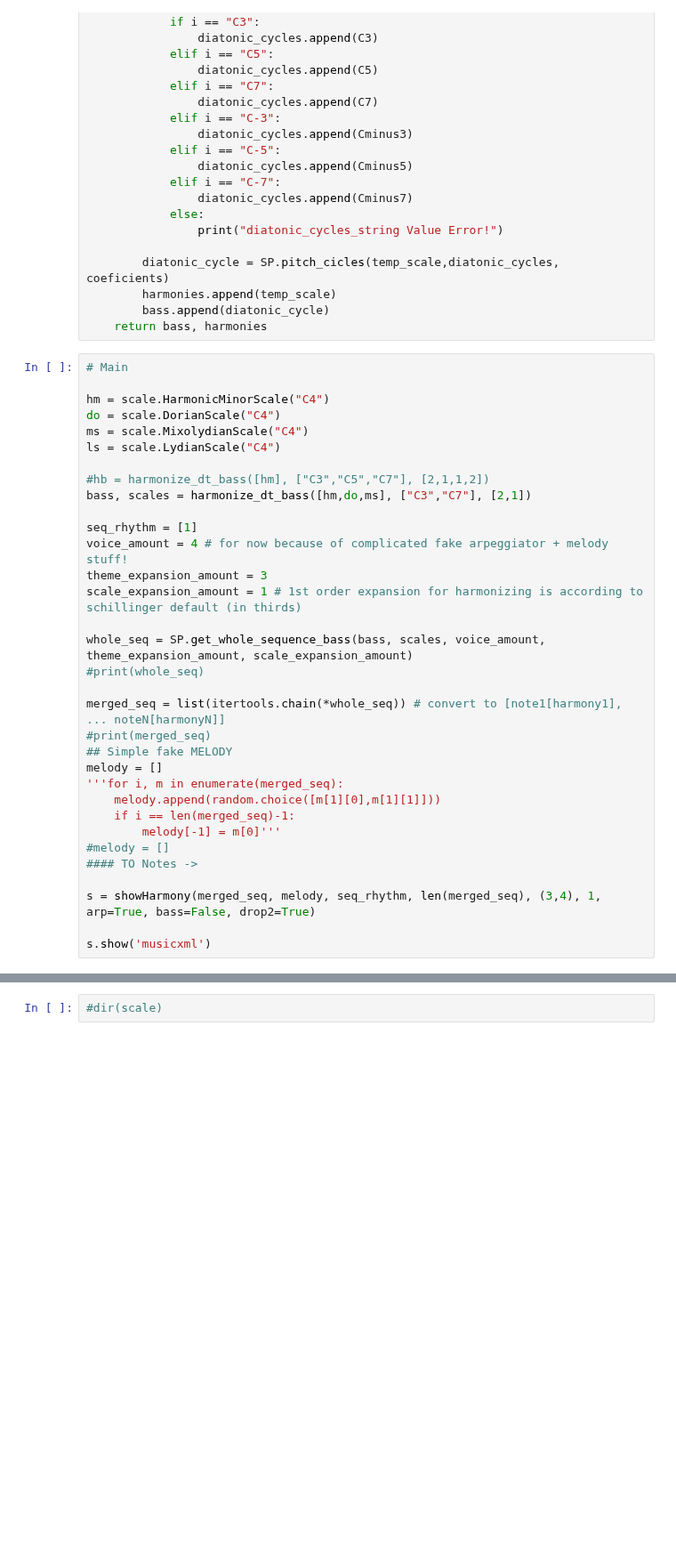
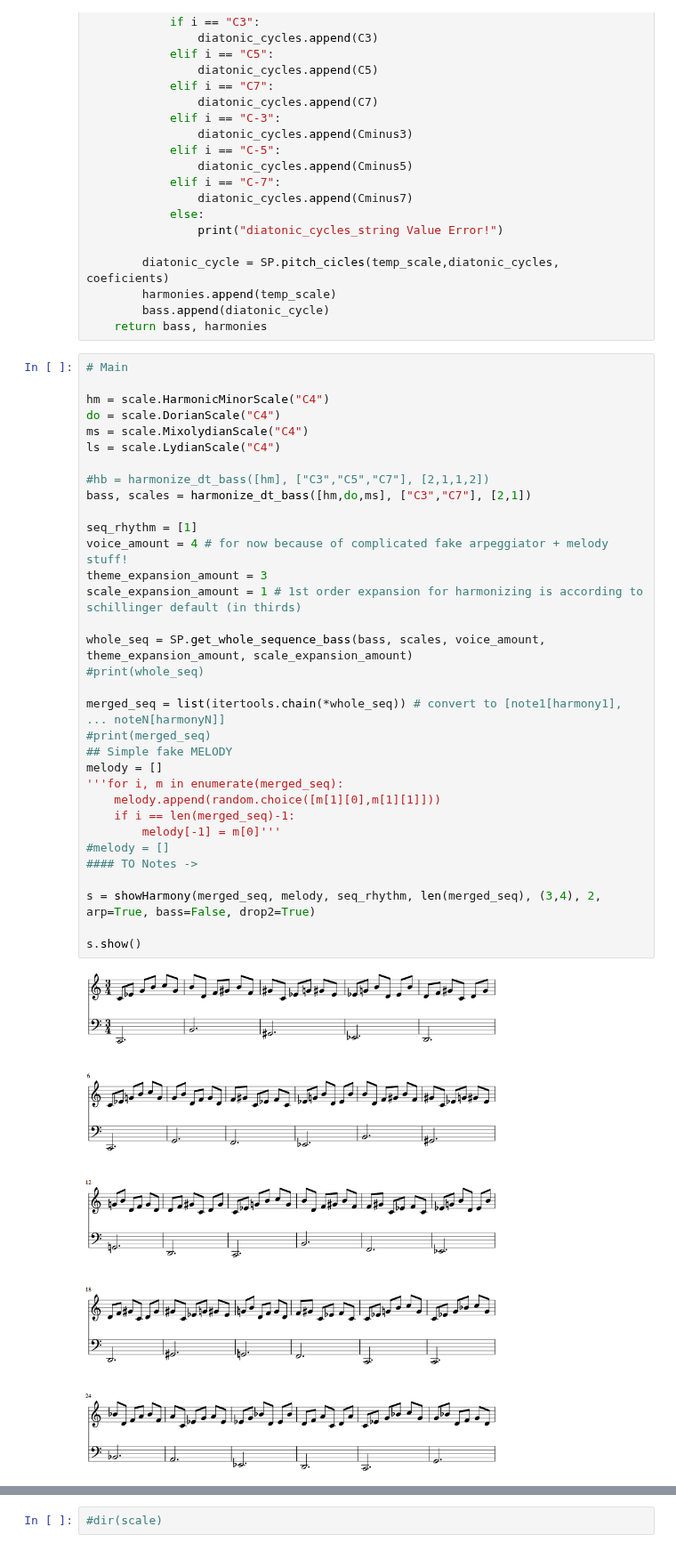
Before and after one commit to KoSv/schillinger, a Jupyter notebook: SCHILLINGER DIATONIC BASS HARMONIZATION (4VoicePlusMelody).ipynb, the cells around one changed output, grey strips where cells are left out. Shown at 89% size. Saved outputs shown, nothing was run; the diff lists cells and outputs as text; blank space fills up the shorter version.

```diff
--- a/SCHILLINGER DIATONIC BASS HARMONIZATION (4VoicePlusMelody).ipynb
+++ b/SCHILLINGER DIATONIC BASS HARMONIZATION (4VoicePlusMelody).ipynb
@@ -191,35 +194,37 @@ def harmonize_dt_bass(scales, diatonic_cycles_string, coeficients):
 # Main
 
 hm = scale.HarmonicMinorScale("C4")
 do = scale.DorianScale("C4")
 ms = scale.MixolydianScale("C4")
 ls = scale.LydianScale("C4")
 
 #hb = harmonize_dt_bass([hm], ["C3","C5","C7"], [2,1,1,2])
 bass, scales = harmonize_dt_bass([hm,do,ms], ["C3","C7"], [2,1])
 
 seq_rhythm = [1]
 voice_amount = 4 # for now because of complicated fake arpeggiator + melody stuff!
 theme_expansion_amount = 3
 scale_expansion_amount = 1 # 1st order expansion for harmonizing is according to schillinger default (in thirds)
 
 whole_seq = SP.get_whole_sequence_bass(bass, scales, voice_amount, theme_expansion_amount, scale_expansion_amount)
 #print(whole_seq)
 
 merged_seq = list(itertools.chain(*whole_seq)) # convert to [note1[harmony1], ... noteN[harmonyN]]
 #print(merged_seq)
 ## Simple fake MELODY
 melody = []
 '''for i, m in enumerate(merged_seq):
     melody.append(random.choice([m[1][0],m[1][1]]))
     if i == len(merged_seq)-1:
         melody[-1] = m[0]'''
 #melody = []
 #### TO Notes ->
 
-s = showHarmony(merged_seq, melody, seq_rhythm, len(merged_seq), (3,4), 1, arp=True, bass=False, drop2=True)
+s = showHarmony(merged_seq, melody, seq_rhythm, len(merged_seq), (3,4), 2, arp=True, bass=False, drop2=True)
 
-s.show('musicxml')
+s.show()
+# %% [output]
+[figure, added]
 # %%
 # tests do not delete look for modulation!
 '''
```
Also changed, not shown: parts of 3 cells of this notebook, 2 other files.
